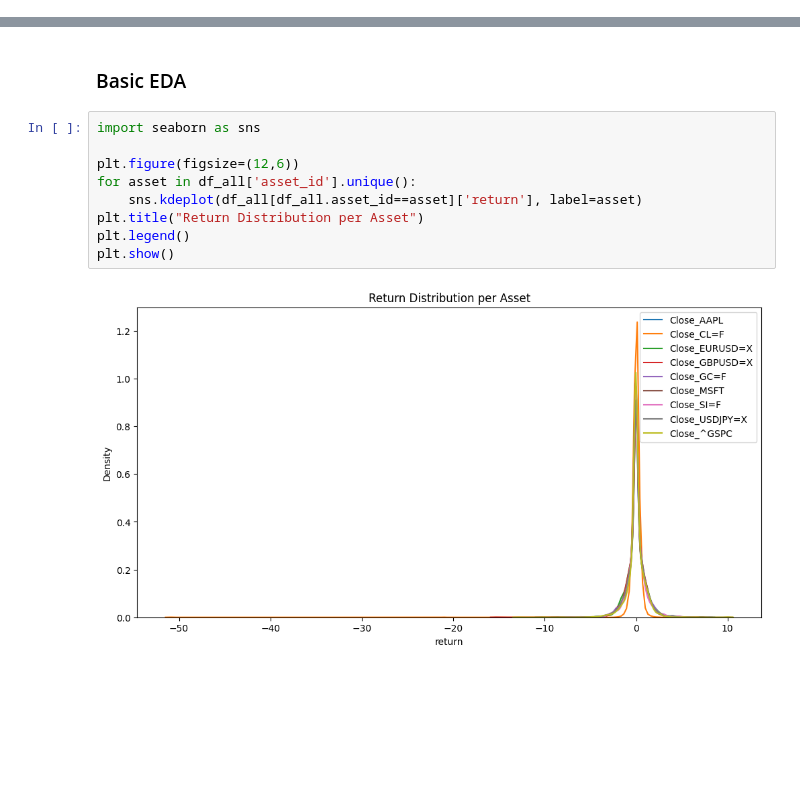
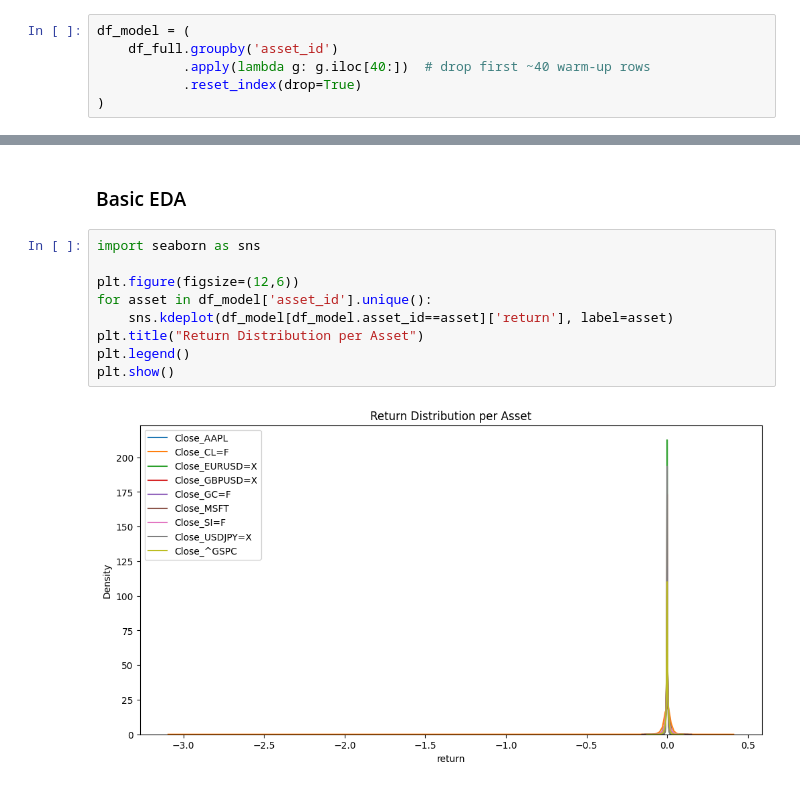
Before and after one commit to anjaliii210/Cross-Market-Meta-Learner, a Jupyter notebook: meta_fin.ipynb, the cells around one changed output, grey strips where cells are left out. Drawn from its saved outputs; the diff is of its cells as text; blank space fills up the shorter version.

```diff
--- a/meta_fin.ipynb
+++ b/meta_fin.ipynb
@@ -164,0 +249,6 @@ no weekend gaps now, weekends have the price of the friday before
+# %%
+df_model = (
+    df_full.groupby('asset_id')
+           .apply(lambda g: g.iloc[40:])  # drop first ~40 warm-up rows
+           .reset_index(drop=True)
+)
@@ -167,13 +281,13 @@ no weekend gaps now, weekends have the price of the friday before
 # %%
 import seaborn as sns
 
 plt.figure(figsize=(12,6))
-for asset in df_all['asset_id'].unique():
-    sns.kdeplot(df_all[df_all.asset_id==asset]['return'], label=asset)
+for asset in df_model['asset_id'].unique():
+    sns.kdeplot(df_model[df_model.asset_id==asset]['return'], label=asset)
 plt.title("Return Distribution per Asset")
 plt.legend()
 plt.show()
 # %% [output]
-[figure, old version]
+[figure, new version]
 # %%
 plt.figure(figsize=(12,6))
```
Also changed, not shown: parts of 25 cells of this notebook.
